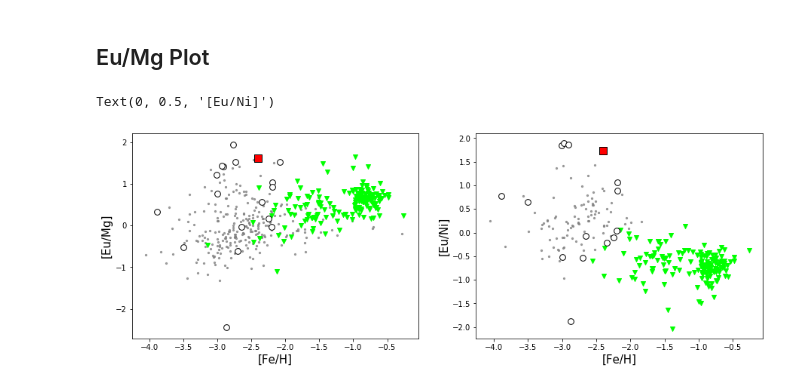
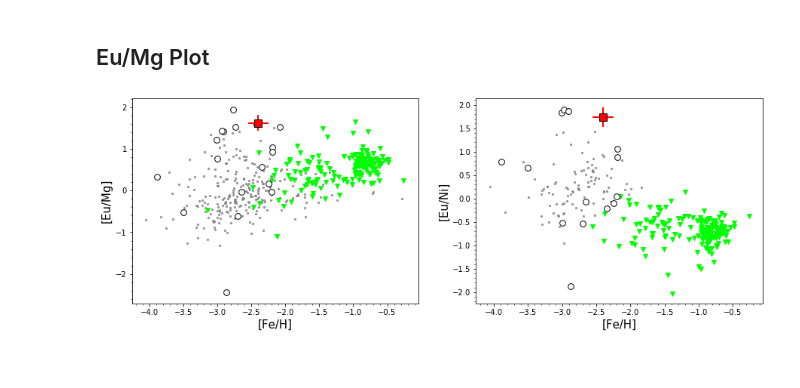
Before and after one commit to zoehackshaw/J0010-1735, a Jupyter notebook: j00101735_final_calculations.ipynb, the cells around one changed output. Saved outputs shown, nothing was run; the diff lists cells and outputs as text; code cells hidden in the pictures.

```diff
--- a/j00101735_final_calculations.ipynb
+++ b/j00101735_final_calculations.ipynb
@@ -1946,6 +2074,14 @@ fig, axs = plt.subplots(3, 1, figsize=(5,10),dpi=150,
                         gridspec_kw={'hspace': 0.3, 'wspace': 0.2})
 
 (ax1,ax2,ax3) = axs
+
+fe_err= 0.15
+cah_err= 0.17
+mgh_err= 0.1
+na_err= fe_err + 0.12
+mg_err= fe_err + mgh_err
+al_err= fe_err + 0
+ni_err= fe_err + 0.12
 
 #Na vs Mg
 nadata = np.genfromtxt("natableExport.csv", delimiter=",", names=["a", "b","c","d","e","f"])
@@ -2047,6 +2183,9 @@ ax1.scatter(data['b'], data['c'], color='lime',s=5,marker='v',zorder=0)
 mghe=-0.25
 nahe=-0.61
 ax1.scatter(mghe,nahe, color='red', marker='s',s=100,edgecolors='black',zorder=2)
+ax1.errorbar(mghe, nahe, yerr=na_err,xerr=mg_err,elinewidth=lw, color='red',zorder=1)
+ax1.xaxis.set_minor_locator(AutoMinorLocator())
+ax1.yaxis.set_minor_locator(AutoMinorLocator())
 
 #Al vs Mg
 booiix =[-2.86,-2.63,-2.92]
@@ -2094,6 +2233,7 @@ segiix=[-2.9]
 segiiy=[-0.6]
 ax2.scatter(mgsegiiy,segiiy,  color='b',marker='P')
 ax2.scatter(mghe,-1.18, color='red', marker='s',s=100,edgecolors='black',zorder=2)
+ax2.errorbar(mghe, -1.18, yerr=al_err,xerr=mg_err,elinewidth=lw, color='red',zorder=1)
 retx=[-2.91,-2.08,-3.01]
 rety=[-0.75,-0.99,-0.66]
 aretx=[-2.91,-2.08,-3.01]
@@ -2107,6 +2247,8 @@ ax2.scatter(mgcariiy,cariiy,color='white',s=60, edgecolors='black')
 ax2.scatter(mgcariiiy,cariiiy,color='white',s=60, edgecolors='black')
 data = np.genfromtxt("almg_dsphs.csv", delimiter=",", names=["a", "b","c"])
 ax2.scatter(data['b'], data['c'], color='lime',s=5,marker='v',zorder=0)
+ax2.xaxis.set_minor_locator(AutoMinorLocator())
+ax2.yaxis.set_minor_locator(AutoMinorLocator())
 
 #Ni vs Mg
 herx=[-2.07,-2.09,-2.28]
@@ -2174,6 +2316,9 @@ ax3.scatter(mgcariiiy,cariiiy,color='white',s=60, edgecolors='black')
 data = np.genfromtxt("nimg_dsphs.csv", delimiter=",", names=["a", "b","c"])
 ax3.scatter(data['b'], data['c'], color='lime',s=5,marker='v',zorder=0)
 ax3.scatter(mghe,-0.51, color='red', marker='s',s=100,edgecolors='black',zorder=2)
+ax3.errorbar(mghe, -0.51, yerr=ni_err,xerr=mg_err,elinewidth=lw, color='red',zorder=1)
+ax3.xaxis.set_minor_locator(AutoMinorLocator())
+ax3.yaxis.set_minor_locator(AutoMinorLocator())
 
 ax1.set_xlabel('[Mg/Fe]',fontsize=13)
 ax1.set_ylabel('[Na/Fe]',fontsize=13)
@@ -2569,11 +2834,16 @@ fig, axs = plt.subplots(1, 2, figsize=(15,5),
 
 (ax1,ax2) = axs
 
+euh_err=0.09
+mgh_err=0.1
+nih_err=0.12
+feh_err=0.15
+
 data = np.genfromtxt("eumg.halo.csv", delimiter=",", names=["a", "b"])
 ax1.scatter(data['a'], data['b'], color='grey', s=5, alpha=0.75)
 retx=[-2.91,-2.77,-2.08,-3.01,-2.73,-2.19,-2.93]
 rety=[1.42,1.94,1.53,1.22,1.52,1.03,1.44]
-ax1.scatter(retx,rety, color='white', s=60,edgecolors='black')
+ax1.scatter(retx,rety, color='white',s=60, edgecolors='black')
 data = np.genfromtxt("eumg.fornax.csv", delimiter=",", names=["a", "b","c","d"])
 ax1.scatter(data['a'], data['d'], color='lime',marker='v')
 data = np.genfromtxt("eumg.sculptor.csv", delimiter=",", names=["a", "b","c","d"])
@@ -2584,7 +2854,8 @@ data = np.genfromtxt("eumg.umi.csv", delimiter=",", names=["a", "b","c","d"])
 ax1.scatter(data['a'], data['d'],color='lime',marker='v')
 data = np.genfromtxt("eumg.draco.csv", delimiter=",", names=["a", "b","c","d"])
 ax1.scatter(data['a'], data['d'],color='lime',marker='v')
-ax1.scatter(-2.4,1.618, color='red', marker='s',s=100,edgecolors='black')
+ax1.scatter(-2.4,1.618, color='red', marker='s',s=100,zorder=2,edgecolors='black')
+ax1.errorbar(-2.4, 1.618, yerr=euh_err+mgh_err,xerr=fe_err,elinewidth=lw, color='red',zorder=1)
 cariix=[-2.2,-2.19,-2.35,-3.00,-3.5,-2.65,-2.87,-2.7]
 cariieu=[-0.21,1.15,0.23,1.47,0.21,-0.2,-1.96,-0.61]
 cariimg=[-0.17,0.22,-0.34,0.71,0.73,-0.17,0.47,0]
@@ -2597,6 +2868,8 @@ ax1.scatter(cariix,cariiy,color='white', s=60,edgecolors='black')
 ax1.scatter(cariiix,cariiiy,color='white', s=60,edgecolors='black')
 ax1.set_xlabel("[Fe/H]",fontsize=15)
 ax1.set_ylabel("[Eu/Mg]",fontsize=15)
+ax1.xaxis.set_minor_locator(AutoMinorLocator())
+ax1.yaxis.set_minor_locator(AutoMinorLocator())
 
 retx=[-3.01,-2.97,-2.91,-2.19]
 retni=[-0.16,-0.15,0,0.07]
@@ -2608,33 +2881,35 @@ forn=data['b']-data['c']
 ax2.scatter(data['a'], forn, color='lime',marker='v')
 data = np.genfromtxt("nieusculptor.csv", delimiter=",", names=["a", "b","c","d"])
 sculp=data['b']-data['c']
 ax2.scatter(data['a'], sculp, color='lime',marker='v')
 data = np.genfromtxt("nieucarina.csv", delimiter=",", names=["a", "b","c","d"])
 car=data['b']-data['c']
 ax2.scatter(data['a'], car, color='lime',marker='v')
 data = np.genfromtxt("nieuumi.csv", delimiter=",", names=["a", "b","c","d"])
 umi=data['b']-data['c']
 ax2.scatter(data['a'],umi, color='lime',marker='v')
 data = np.genfromtxt("nieudraco.csv", delimiter=",", names=["a", "b","c","d"])
 draco=data['b']-data['c']
 ax2.scatter(data['a'], draco, color='lime',marker='v')
 data = np.genfromtxt("eunimwhalo.csv", delimiter=",", names=["a", "b","c","d","e","f"])
 ax2.scatter(data['e'], data['f'],  color='grey',s=5, alpha=0.75)
 cariix=[-2.2,-2.19,-2.35,-3.00,-3.5,-2.65,-2.87,-2.7]
 cariimg=[-0.17,0.22,-0.34,0.71,0.73,-0.17,0.47,0]
 cariini=[-0.25,0.09,0.44,1.99,-0.44,-0.13,-0.09,-0.08]
 cariiy=np.subtract(cariieu,cariini)
 cariiix=[-3.89,-2.25]
 cariiieu=[1.55,0.42]
 cariiiy=[0.78,-0.1]
 ax2.scatter(cariix,cariiy,color='white',s=60, edgecolors='black')
 ax2.scatter(cariiix,cariiiy,color='white',s=60, edgecolors='black')
 heni=-0.51
 heeu=1.22
 hey=heeu-heni
-ax2.scatter(-2.4,hey, color='red', marker='s',s=100,edgecolors='black')
+ax2.scatter(-2.4,hey, color='red', marker='s',s=100,edgecolors='black',zorder=2)
+ax2.errorbar(-2.4, hey, yerr=euh_err+nih_err,xerr=fe_err,elinewidth=lw, color='red',zorder=1)
 ax2.set_xlabel("[Fe/H]",fontsize=15)
 ax2.set_ylabel("[Eu/Ni]",fontsize=15)
+ax2.xaxis.set_minor_locator(AutoMinorLocator())
+ax2.yaxis.set_minor_locator(AutoMinorLocator())
 # %% [output]
-Text(0, 0.5, '[Eu/Ni]')
-[figure, old version]
+[figure, new version]
```
Also changed, not shown: parts of 8 cells of this notebook.
